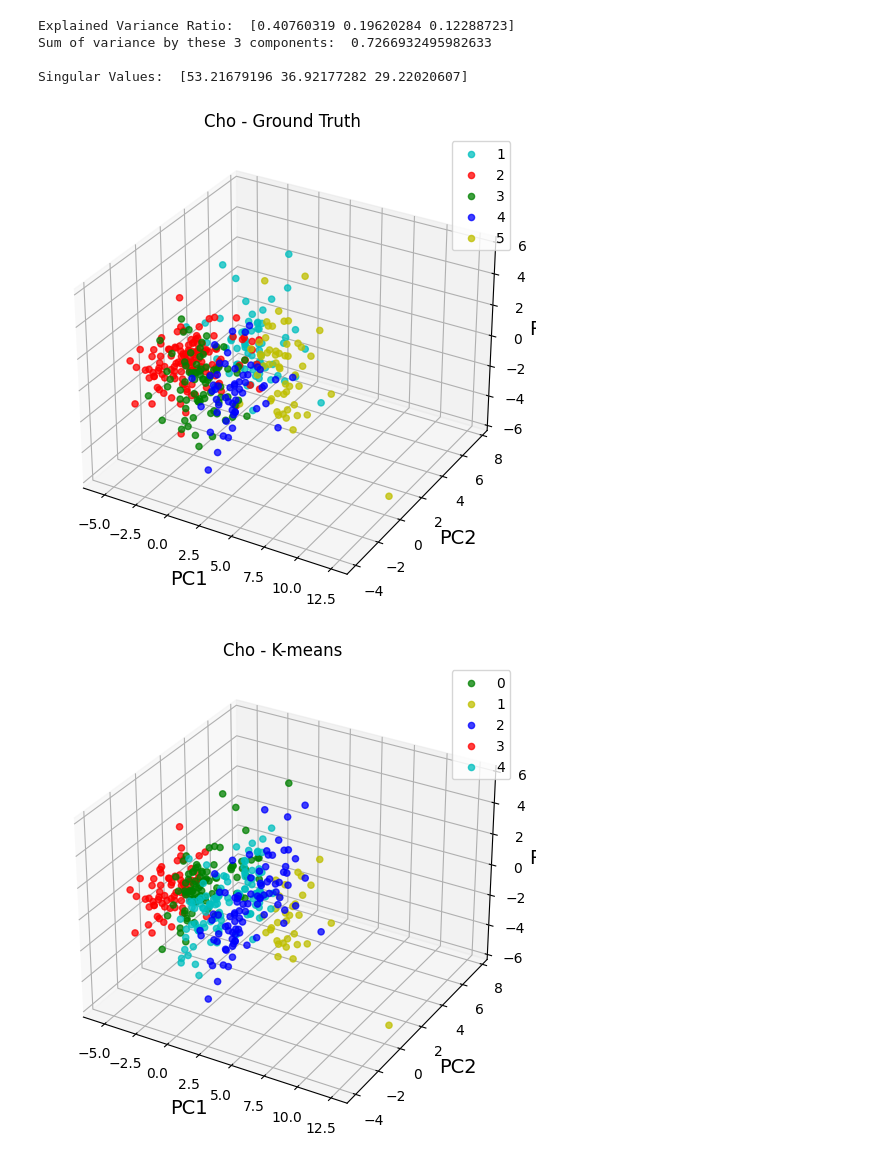
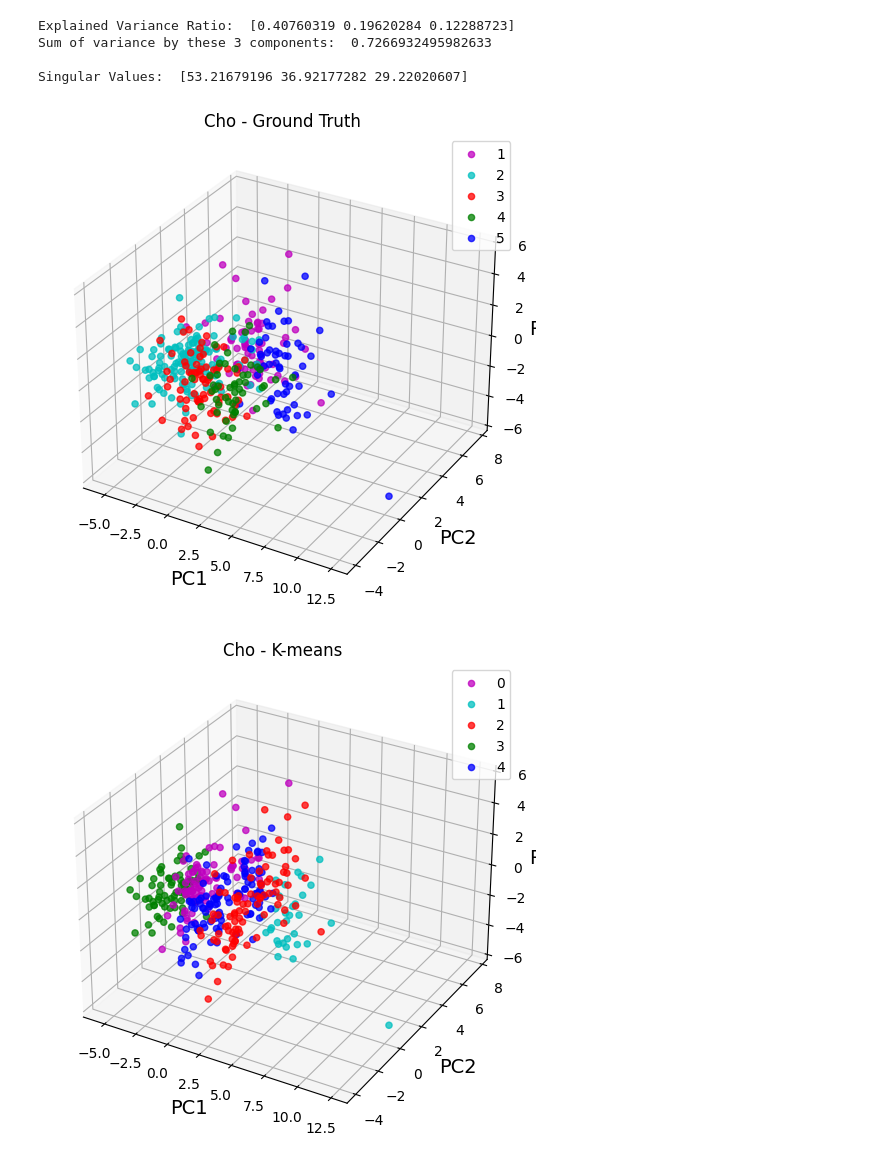
Before and after one commit to lin-shuang/clustering-analysis, a Jupyter notebook: K-means_Cho.ipynb, the cells around one changed output. Saved outputs shown, nothing was run; the diff lists cells and outputs as text; code cells hidden in the pictures.

```diff
--- a/K-means_Cho.ipynb
+++ b/K-means_Cho.ipynb
@@ -66,7 +66,7 @@ y = df_cho.Ground_Truth_Cluster_ID
 fig.patch.set_facecolor('white')
 for l in np.unique(y):
  i = np.where(y==l)
- ax.scatter(Xax[i], Yax[i], Zax[i], c=cdict[l], s=20, alpha=0.75, label=l)
+ ax.scatter(Xax[i], Yax[i], Zax[i], c=cdict[l-1], s=20, alpha=0.75, label=l)
 
 ax.set_xlabel("PC1", fontsize=14)
 ax.set_ylabel("PC2", fontsize=14)
@@ -76,31 +76,31 @@ plt.title('Cho - Ground Truth')
 plt.legend()
 plt.show()
 # %% [output]
-[figure, old version]
+[figure, new version]
 # %%
 # implement k-means clustering
 
 kmeans = KMeans(n_clusters=5, init='k-means++', max_iter=300, n_init=3, random_state=0)
 kmeans.fit(df_cho_3D[:, 0:1:2])   # See what happened for Kmeans results and confusion matrix below with the parameter as input
 
 # create figure variables
 fig = plt.figure(figsize=(7,5), constrained_layout=True)
 ax = fig.add_subplot(111, projection='3d')
-cdict = {0:'g', 1:'y', 2:'b', 3:'r', 4:'c'}
+cdict = {0:'m', 1:'c', 2:'r', 3:'g', 4:'b', 5:'y'}
 y = kmeans.labels_
 
 # draw figure
 fig.patch.set_facecolor('white')
 for l in np.unique(y):
  i = np.where(y==l)
  ax.scatter(Xax[i], Yax[i], Zax[i], c=cdict[l], s=20, alpha=0.75, label=l)
 
 ax.set_xlabel("PC1", fontsize=14)
 ax.set_ylabel("PC2", fontsize=14)
 ax.set_zlabel("PC3", fontsize=14)
 
 plt.title('Cho - K-means')
 plt.legend()
 plt.show()
 # %% [output]
-[figure, old version]
+[figure, new version]
```
